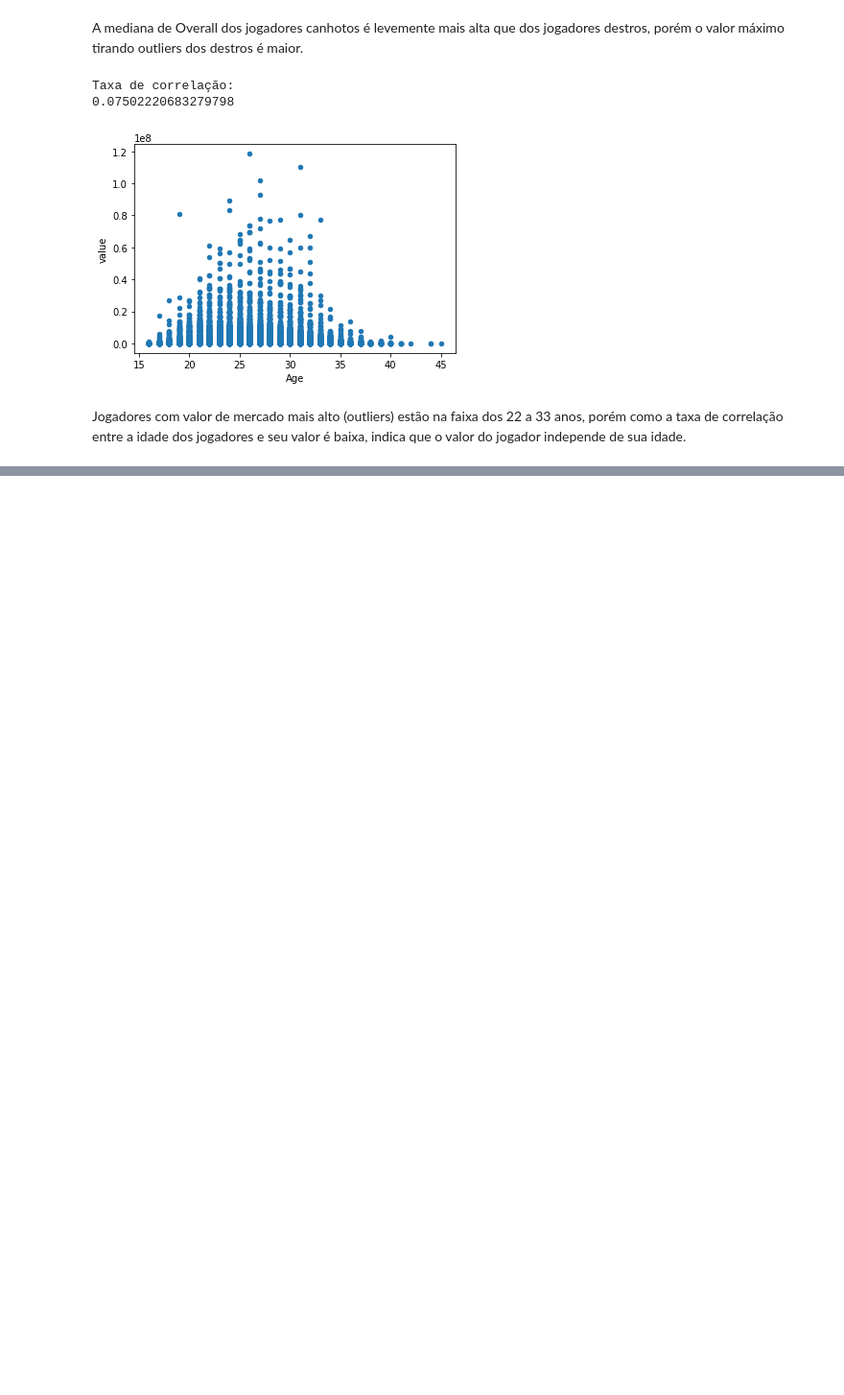
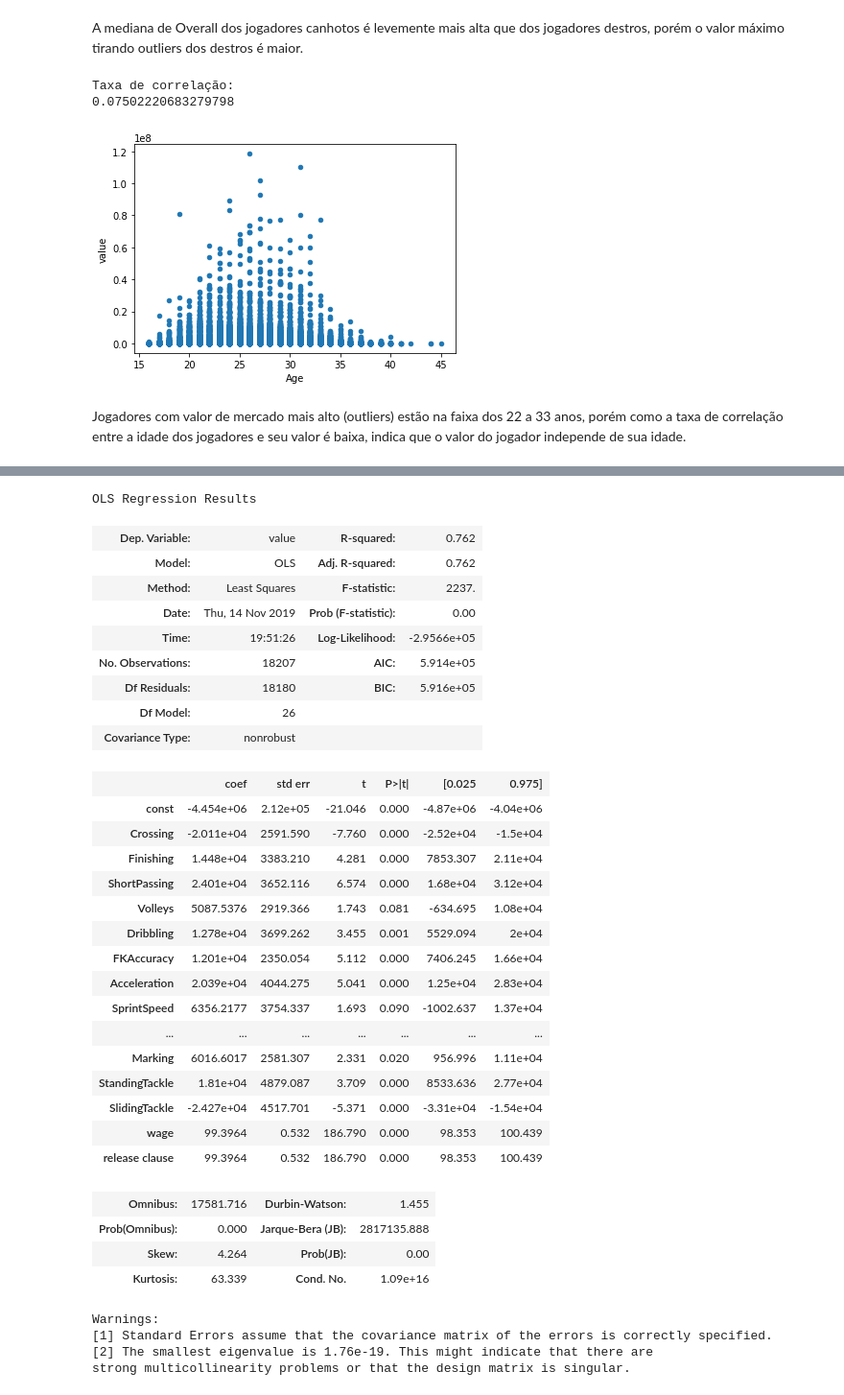
Before and after one commit to matheusar/Projeto-3-CDD, a Jupyter notebook: FIFA18/ProjetoFinal.ipynb, the cells around one changed output, grey strips where cells are left out. Shown: that part at 96% size. Cells and saved outputs as stored; diff of their text form; code cells hidden in the pictures; blank space fills up the shorter version.

```diff
--- a/FIFA18/ProjetoFinal.ipynb
+++ b/FIFA18/ProjetoFinal.ipynb
@@ -200,0 +254,43 @@ corr
+# %%
+X1 = atr[['Crossing', 'Finishing', 'ShortPassing', 'Volleys',
+       'Dribbling', 'FKAccuracy','Acceleration', 'SprintSpeed', 'Agility', 'Reactions', 'Balance',
+       'ShotPower', 'Jumping', 'Stamina', 'Strength', 'LongShots',
+       'Aggression', 'Interceptions', 'Positioning', 'Vision', 'Penalties',
+       'Composure', 'Marking', 'StandingTackle', 'SlidingTackle', 'wage', 'release clause']]
+results2 = regress(X1, Y)
+results2.summary()
+# %% [output]
+OLS Regression Results
+| Dep. Variable: | value | R-squared: | 0.762 |
+| Model: | OLS | Adj. R-squared: | 0.762 |
+| Method: | Least Squares | F-statistic: | 2237. |
+| Date: | Thu, 14 Nov 2019 | Prob (F-statistic): | 0.00 |
+| Time: | 19:51:26 | Log-Likelihood: | -2.9566e+05 |
+| No. Observations: | 18207 | AIC: | 5.914e+05 |
+| Df Residuals: | 18180 | BIC: | 5.916e+05 |
+| Df Model: | 26 |  |  |
+| Covariance Type: | nonrobust |  |  |
+|  | coef | std err | t | P>|t| | [0.025 | 0.975] |
+| const | -4.454e+06 | 2.12e+05 | -21.046 | 0.000 | -4.87e+06 | -4.04e+06 |
+| Crossing | -2.011e+04 | 2591.590 | -7.760 | 0.000 | -2.52e+04 | -1.5e+04 |
+| Finishing | 1.448e+04 | 3383.210 | 4.281 | 0.000 | 7853.307 | 2.11e+04 |
+| ShortPassing | 2.401e+04 | 3652.116 | 6.574 | 0.000 | 1.68e+04 | 3.12e+04 |
+| Volleys | 5087.5376 | 2919.366 | 1.743 | 0.081 | -634.695 | 1.08e+04 |
+| Dribbling | 1.278e+04 | 3699.262 | 3.455 | 0.001 | 5529.094 | 2e+04 |
+| FKAccuracy | 1.201e+04 | 2350.054 | 5.112 | 0.000 | 7406.245 | 1.66e+04 |
+| Acceleration | 2.039e+04 | 4044.275 | 5.041 | 0.000 | 1.25e+04 | 2.83e+04 |
+| SprintSpeed | 6356.2177 | 3754.337 | 1.693 | 0.090 | -1002.637 | 1.37e+04 |
+| ... | ... | ... | ... | ... | ... | ... |
+| Marking | 6016.6017 | 2581.307 | 2.331 | 0.020 | 956.996 | 1.11e+04 |
+| StandingTackle | 1.81e+04 | 4879.087 | 3.709 | 0.000 | 8533.636 | 2.77e+04 |
+| SlidingTackle | -2.427e+04 | 4517.701 | -5.371 | 0.000 | -3.31e+04 | -1.54e+04 |
+| wage | 99.3964 | 0.532 | 186.790 | 0.000 | 98.353 | 100.439 |
+| release clause | 99.3964 | 0.532 | 186.790 | 0.000 | 98.353 | 100.439 |
+| Omnibus: | 17581.716 | Durbin-Watson: | 1.455 |
+| Prob(Omnibus): | 0.000 | Jarque-Bera (JB): | 2817135.888 |
+| Skew: | 4.264 | Prob(JB): | 0.00 |
+| Kurtosis: | 63.339 | Cond. No. | 1.09e+16 |
+Warnings:
+[1] Standard Errors assume that the covariance matrix of the errors is correctly specified.
+[2] The smallest eigenvalue is 1.76e-19. This might indicate that there are
+strong multicollinearity problems or that the design matrix is singular.
```
Also changed, not shown: parts of 7 cells of this notebook.
